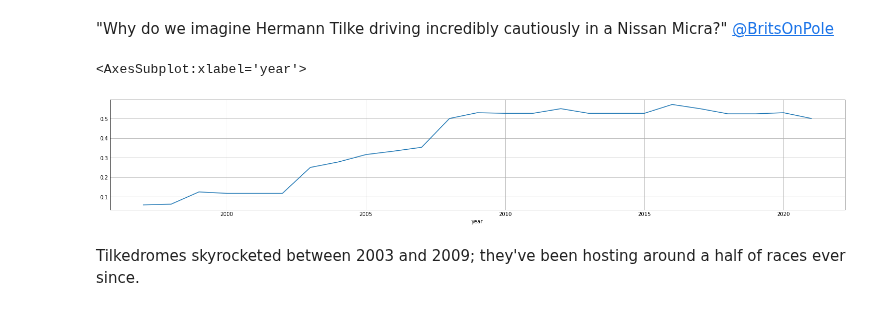
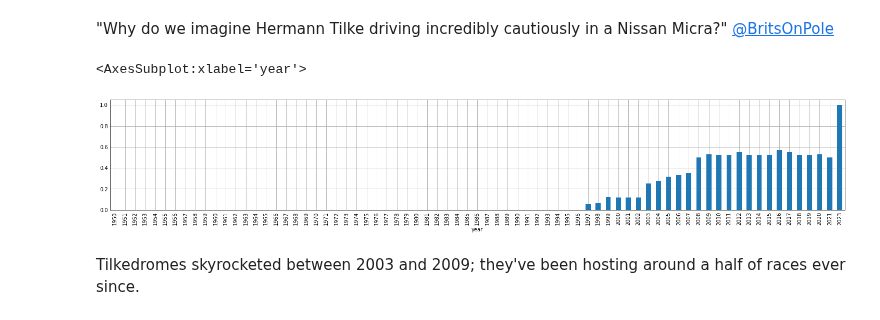
Before and after one commit to michalkasparek/f1-stats, a Jupyter notebook: Tilkedromes & Street Circuits.ipynb, the cells around one changed output. Cells and saved outputs as stored; diff of their text form; code cells hidden in the pictures.

```diff
--- a/Tilkedromes & Street Circuits.ipynb
+++ b/Tilkedromes & Street Circuits.ipynb
@@ -22,10 +22,10 @@ resultsBefore2022 = results[~results.year.eq(2022)]
 # %%
 tilkeRatio = resultsBefore2022[resultsBefore2022["tilkedrome"] == True].groupby("year")["raceId"].nunique() / resultsBefore2022.groupby("year")["raceId"].nunique()
 # %%
-tilkeRatio.plot()
+tilkeRatio.plot.bar()
 # %% [output]
 <AxesSubplot:xlabel='year'>
-[figure, old version]
+[figure, new version]
 # %% [markdown]
 Tilkedromes skyrocketed between 2003 and 2009; they've been hosting around a half of races ever since.
 # %% [markdown]
```
Also changed, not shown: parts of 3 cells of this notebook, 13 other files.
